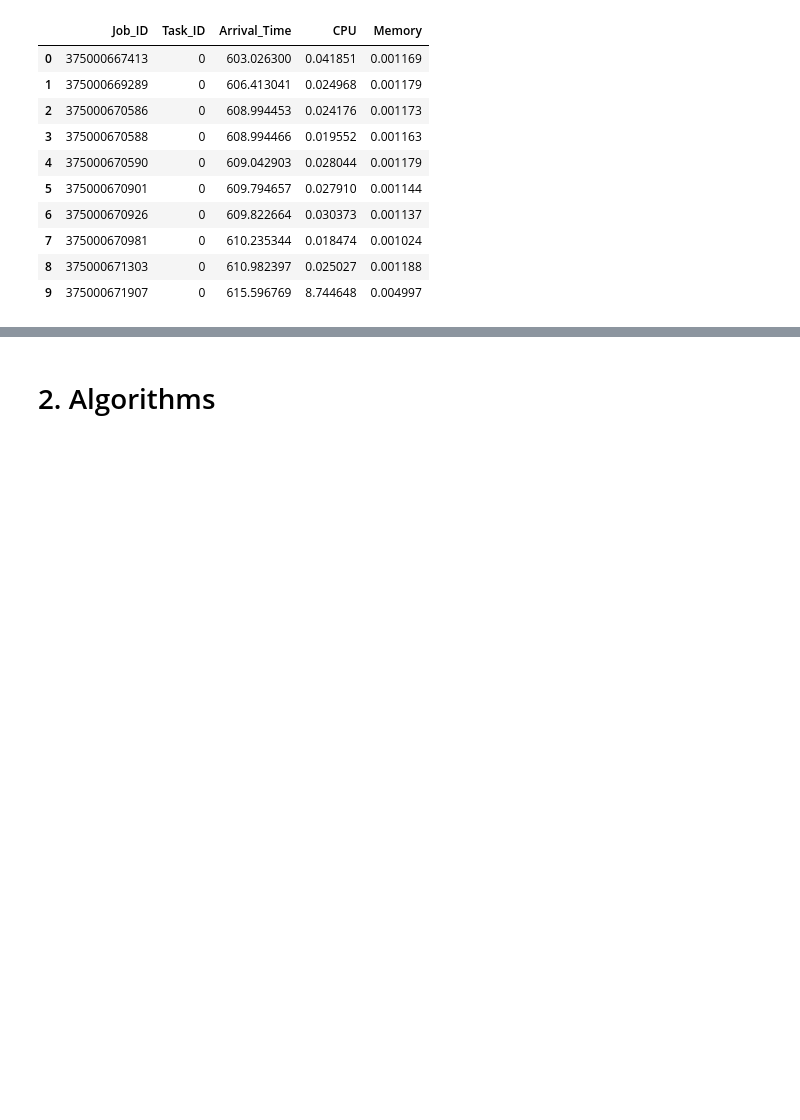
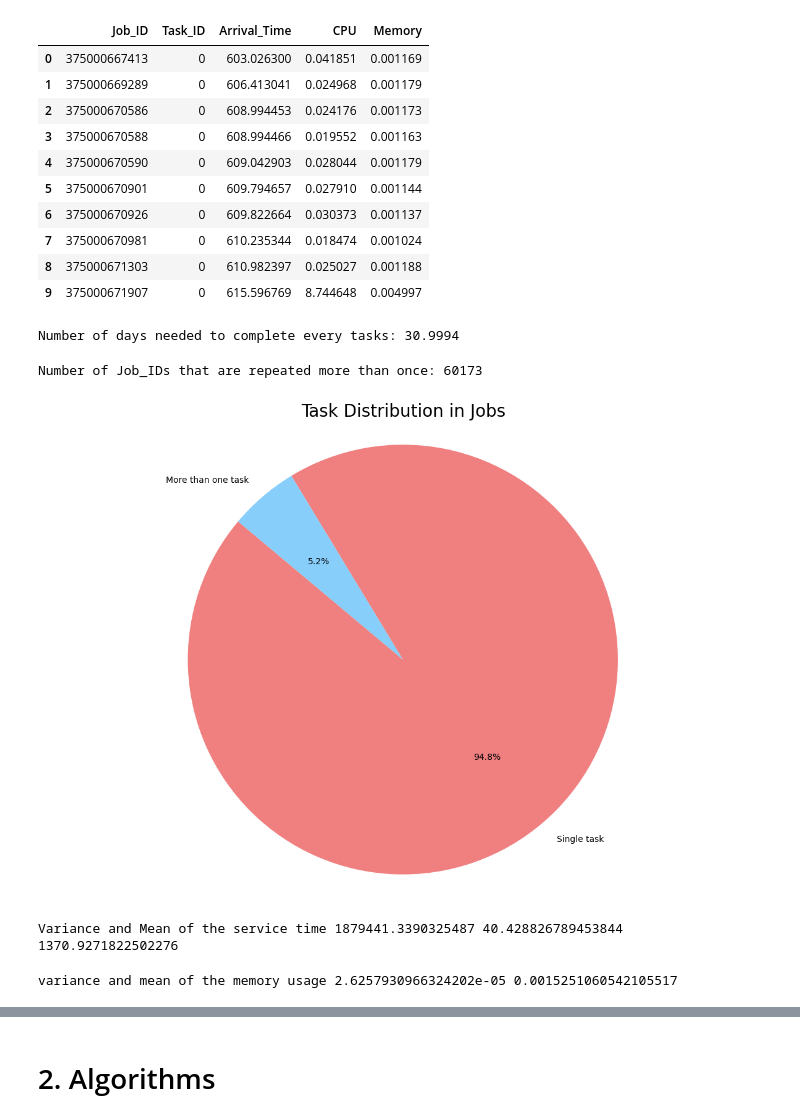
Before and after one commit to maryyyyna/Networking-for-Big-Data-and-Laboratory, a Jupyter notebook: CH2_DataCenter_MICHELE.ipynb, the cells around one changed output, grey strips where cells are left out. Drawn from its saved outputs; the diff is of its cells as text; code cells hidden in the pictures; blank space fills up the shorter version.

```diff
--- a/CH2_DataCenter_MICHELE.ipynb
+++ b/CH2_DataCenter_MICHELE.ipynb
@@ -48,3 +48,60 @@ tasks_dataframe.head(10)
 | 7 | 375000670981 | 0 | 610.235344 | 0.018474 | 0.001024 |
 | 8 | 375000671303 | 0 | 610.982397 | 0.025027 | 0.001188 |
 | 9 | 375000671907 | 0 | 615.596769 | 8.744648 | 0.004997 |
+# %%
+#Calculating number of days needed to complete every tasks
+min_time = tasks_dataframe['Arrival_Time'].min()
+max_time = tasks_dataframe['Arrival_Time'].max()
+diff_sec = max_time - min_time
+diff_day = diff_sec / (24 * 60 * 60)
+diff_day=round(diff_day,4)
+print('Number of days needed to complete every tasks:', diff_day)
+# %% [output]
+Number of days needed to complete every tasks: 30.9994
+# %%
+#Esamination of tasks in jobs
+job_id_counts =  tasks_dataframe["Job_ID"].value_counts()
+repeated_jobs = len(job_id_counts[job_id_counts > 1])
+
+# print the number of Job_IDs that are repeated more than once
+print(f"Number of Job_IDs that are repeated more than once: {repeated_jobs}")
+# %% [output]
+Number of Job_IDs that are repeated more than once: 60173
+# %%
+#Examination of tasks in jobs
+job_id_counts = tasks_dataframe["Job_ID"].value_counts()
+single_task = len(job_id_counts[job_id_counts<2])
+more_tasks = len(job_id_counts[job_id_counts > 1])
+
+sizes = [single_task, more_tasks]
+labels = ['Single task', 'More than one task']
+colors = ['lightcoral', 'lightskyblue']
+
+# Create the pie chart
+plt.figure(figsize=(15, 10))
+plt.pie(sizes, labels=labels, colors=colors, autopct='%1.1f%%', startangle=140)
+
+# Add a title
+plt.title("Task Distribution in Jobs", fontsize = 20)
+
+# Display the chart
+plt.axis('equal')
+plt.show()
+# %% [output]
+[figure, added]
+# %%
+# variability of service time
+service_time = tasks_dataframe['CPU']/0.1
+var = service_time.var()
+media = service_time.mean()
+std = service_time.std()
+print('Variance and Mean of the service time',var, media, std)
+# %% [output]
+Variance and Mean of the service time 1879441.3390325487 40.428826789453844 1370.9271822502276
+# %%
+#variability of memory usage
+memory_us_var = tasks_dataframe['Memory'].var()
+memory_us_mean = tasks_dataframe['Memory'].mean()
+print('variance and mean of the memory usage',memory_us_var, memory_us_mean)
+# %% [output]
+variance and mean of the memory usage 2.6257930966324202e-05 0.0015251060542105517
```
Also changed, not shown: parts of 21 cells of this notebook.
